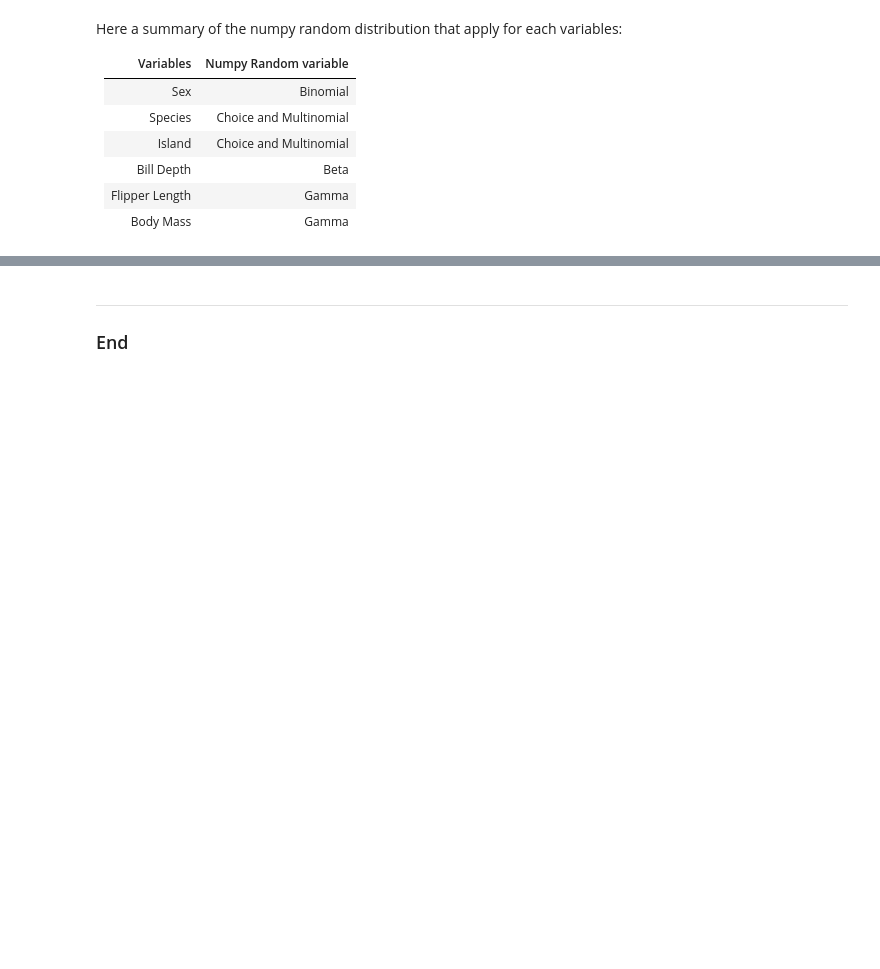
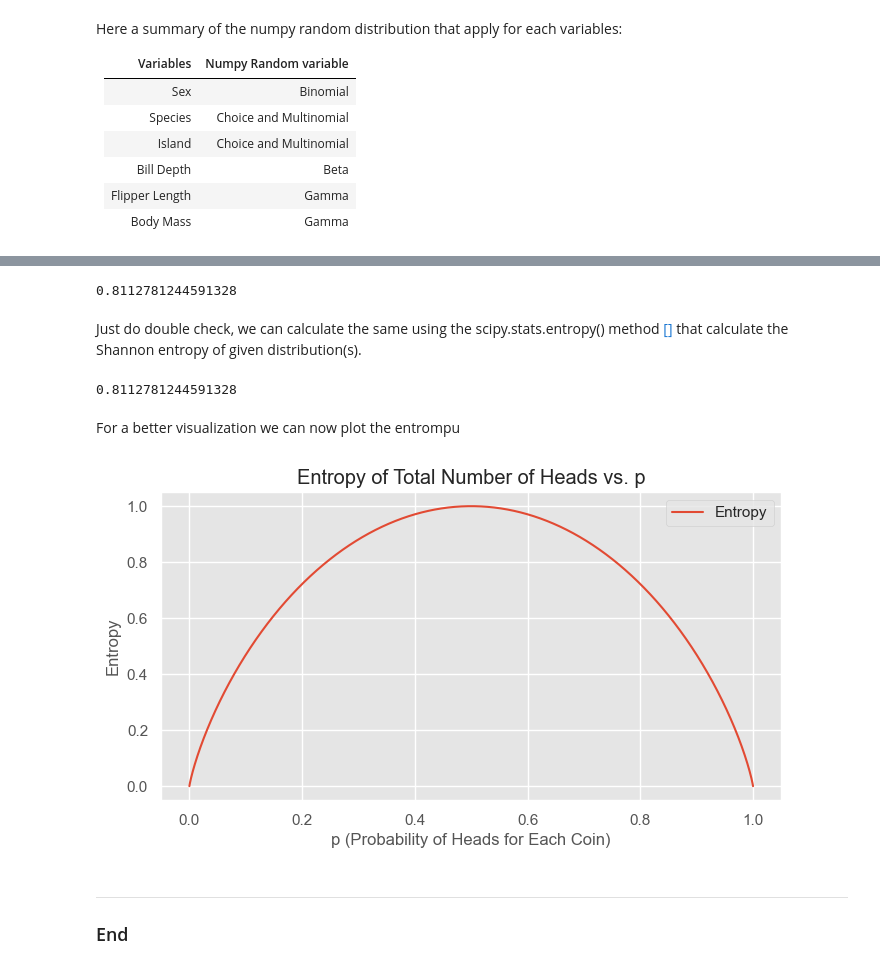
Before and after one commit to Cecilia8989/fund_data_analysis, a Jupyter notebook: task.ipynb, the cells around one changed output, grey strips where cells are left out. Cells and saved outputs as stored; diff of their text form; code cells hidden in the pictures; blank space fills up the shorter version.

```diff
--- a/task.ipynb
+++ b/task.ipynb
@@ -1395,3 +1424,57 @@ Here a summary of the numpy random distribution that apply for each variables:
+# %%
+# Given probability of getting heads when flipping a coin equal to 75%
+p = 0.75
+
+# Function to calculate entropy based on the probability (p)
+def entropy_cal(p):
+    # Shannon entropy formula: -((1-p) * log2(1-p) + p * log2(p))
+    entropy = -((1 - p) * np.log2(1 - p) + p * np.log2(p))
+    #return the entropy for the relevant probability.
+    return entropy
+
+# Calculate and print the entropy for the given probability
+print(entropy_cal(p))
+# %% [output]
+0.8112781244591328
+# %% [markdown]
+Just do double check, we can calculate the same using the scipy.stats.entropy() method [[]](https://docs.scipy.org/doc/scipy/reference/generated/scipy.stats.entropy.html) that calculate the Shannon entropy of given distribution(s).
+# %%
+# Set the base for entropy calculation to 2 (working in units of bits)
+base = 2
+# Define the probability distribution for a fair coin (3/4 for heads, 1/4 for tails)
+pk = [3/4, 1/4]
+# Calculate the entropy using the stats.entropy function
+H = stats.entropy(pk, base=2)
+# Print the calculated entropy
+H
+# %% [output]
+0.8112781244591328
+# %% [markdown]
+For a better visualization we can now plot the entrompu
+# %%
+# Create an empty plot.
+fig, ax = plt.subplots(figsize=(8, 4))
+
+# generates an array p representing a range of probabilities from a very small value (to avoid issues with logarithms)
+# to a value very close to 1.
+p = np.linspace(0.00000001, 0.99999999, 10001)
+
+# Set the style for the plot using 'ggplot'
+plt.style.use('ggplot')
+# Plot the entropy using the entropy_cal function. The label is set to 'Entropy' for the legend.
+plt.plot(p, entropy_cal(p), label='Entropy')
+# Set plot title and axis labels
+plt.title('Entropy of Total Number of Heads vs. p')
+plt.xlabel('p (Probability of Heads for Each Coin)')
+plt.ylabel('Entropy')
+# Display the legend
+plt.legend()
+# Display the grid on the plot
+plt.grid(True)
+# Show the plot
+plt.show()
+# %% [output]
+[figure, added]
 # %% [markdown]
 ***
 ### End
```
Also changed, not shown: parts of 12 cells of this notebook, 2 other files.
